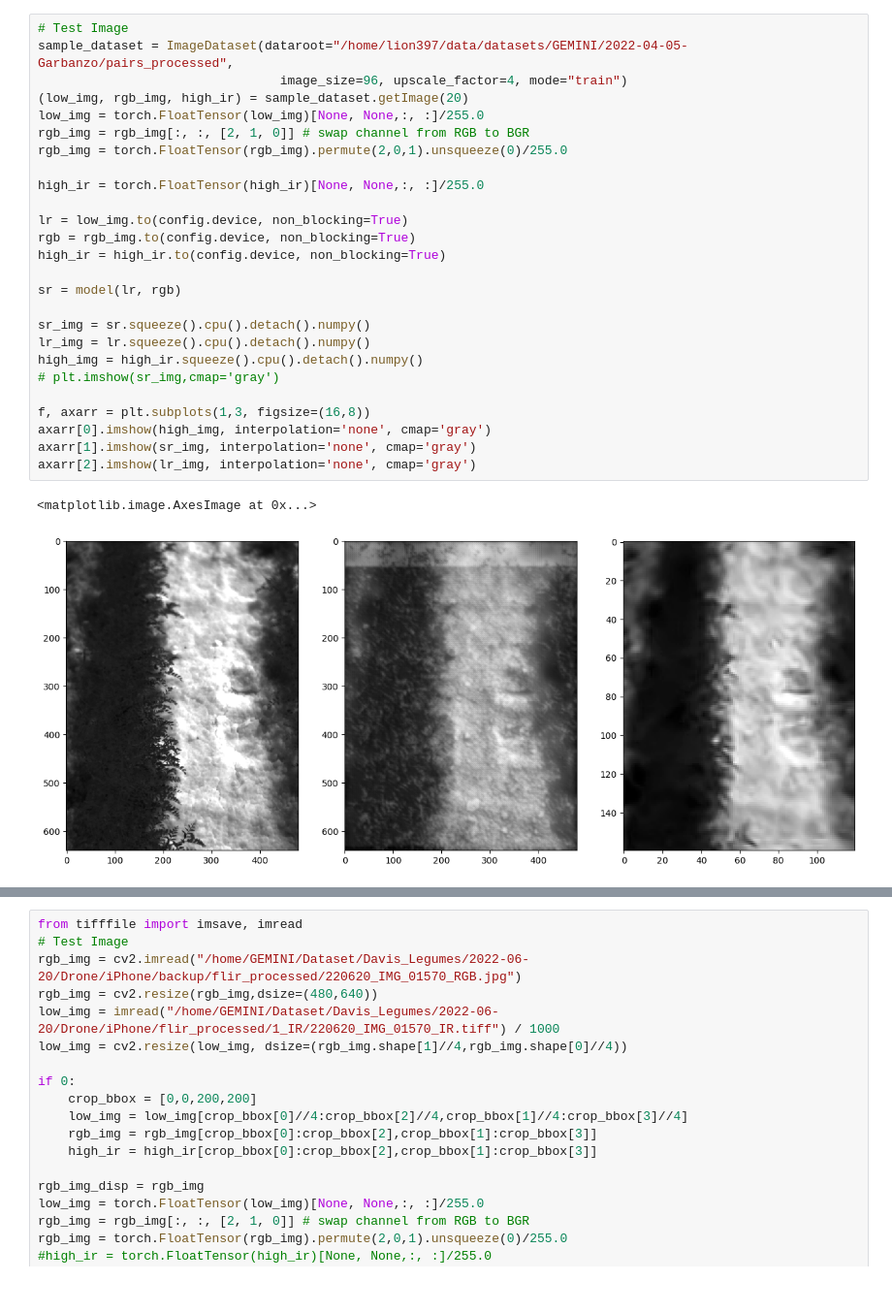
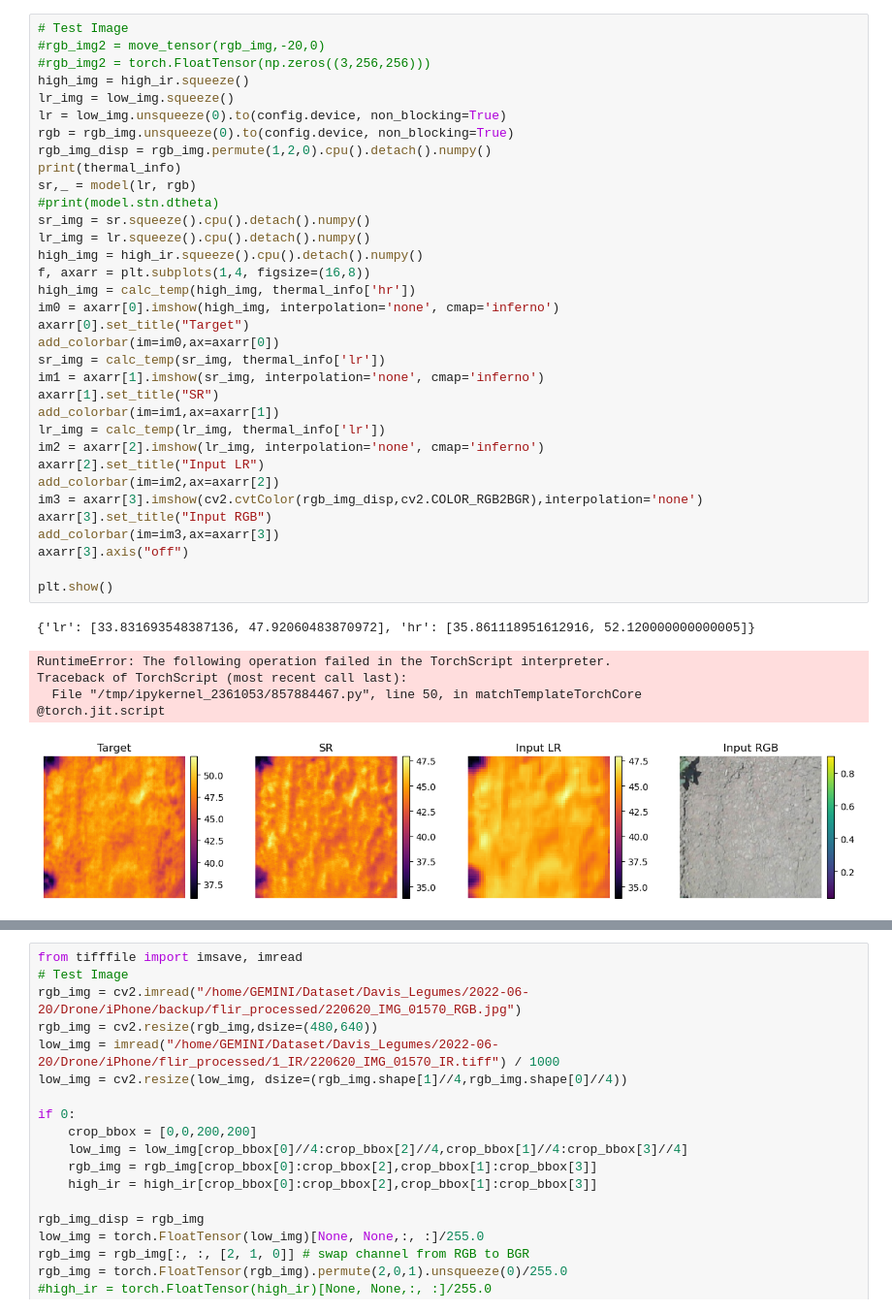
Before and after one commit to GEMINI-Breeding/SRGAN-PyTorch, a Jupyter notebook: test_themalRGB.ipynb, the cells around one changed output, grey strips where cells are left out. Shown at 97% size. Cells and saved outputs as stored; diff of their text form.

```diff
--- a/test_themalRGB.ipynb
+++ b/test_themalRGB.ipynb
@@ -77,29 +206,41 @@ plt.show()
-# %%
-# Test Image
-sample_dataset = ImageDataset(dataroot="/home/lion397/data/datasets/GEMINI/2022-04-05-Garbanzo/pairs_processed",
-                                image_size=96, upscale_factor=4, mode="train")
-(low_img, rgb_img, high_ir) = sample_dataset.getImage(20)
-low_img = torch.FloatTensor(low_img)[None, None,:, :]/255.0
-rgb_img = rgb_img[:, :, [2, 1, 0]] # swap channel from RGB to BGR
-rgb_img = torch.FloatTensor(rgb_img).permute(2,0,1).unsqueeze(0)/255.0
-
-high_ir = torch.FloatTensor(high_ir)[None, None,:, :]/255.0
-
-lr = low_img.to(config.device, non_blocking=True)
-rgb = rgb_img.to(config.device, non_blocking=True)
-high_ir = high_ir.to(config.device, non_blocking=True)
-
-sr = model(lr, rgb)
-
-sr_img = sr.squeeze().cpu().detach().numpy()
-lr_img = lr.squeeze().cpu().detach().numpy()
-high_img = high_ir.squeeze().cpu().detach().numpy()
-# plt.imshow(sr_img,cmap='gray')
-
-f, axarr = plt.subplots(1,3, figsize=(16,8))
-axarr[0].imshow(high_img, interpolation='none', cmap='gray')
-axarr[1].imshow(sr_img, interpolation='none', cmap='gray')
-axarr[2].imshow(lr_img, interpolation='none', cmap='gray')
-# %% [output]
-<matplotlib.image.AxesImage at 0x...>
-[figure, removed]
+# %%
+# Test Image
+#rgb_img2 = move_tensor(rgb_img,-20,0)
+#rgb_img2 = torch.FloatTensor(np.zeros((3,256,256)))
+high_img = high_ir.squeeze()
+lr_img = low_img.squeeze()
+lr = low_img.unsqueeze(0).to(config.device, non_blocking=True)
+rgb = rgb_img.unsqueeze(0).to(config.device, non_blocking=True)
+rgb_img_disp = rgb_img.permute(1,2,0).cpu().detach().numpy()
+print(thermal_info)
+sr,_ = model(lr, rgb)
+#print(model.stn.dtheta)
+sr_img = sr.squeeze().cpu().detach().numpy()
+lr_img = lr.squeeze().cpu().detach().numpy()
+high_img = high_ir.squeeze().cpu().detach().numpy()
+f, axarr = plt.subplots(1,4, figsize=(16,8))
+high_img = calc_temp(high_img, thermal_info['hr'])
+im0 = axarr[0].imshow(high_img, interpolation='none', cmap='inferno')
+axarr[0].set_title("Target")
+add_colorbar(im=im0,ax=axarr[0])
+sr_img = calc_temp(sr_img, thermal_info['lr'])
+im1 = axarr[1].imshow(sr_img, interpolation='none', cmap='inferno')
+axarr[1].set_title("SR")
+add_colorbar(im=im1,ax=axarr[1])
+lr_img = calc_temp(lr_img, thermal_info['lr'])
+im2 = axarr[2].imshow(lr_img, interpolation='none', cmap='inferno')
+axarr[2].set_title("Input LR")
+add_colorbar(im=im2,ax=axarr[2])
+im3 = axarr[3].imshow(cv2.cvtColor(rgb_img_disp,cv2.COLOR_RGB2BGR),interpolation='none')
+axarr[3].set_title("Input RGB")
+add_colorbar(im=im3,ax=axarr[3])
+axarr[3].axis("off")
+
+plt.show()
+# %% [output]
+{'lr': [33.831693548387136, 47.92060483870972], 'hr': [35.861118951612916, 52.120000000000005]}
+RuntimeError: The following operation failed in the TorchScript interpreter.
+Traceback of TorchScript (most recent call last):
+  File "/tmp/ipykernel_2361053/857884467.py", line 50, in matchTemplateTorchCore
+@torch.jit.script
+[figure, added]
```
Also changed, not shown: parts of 18 cells of this notebook, 4 other files.
